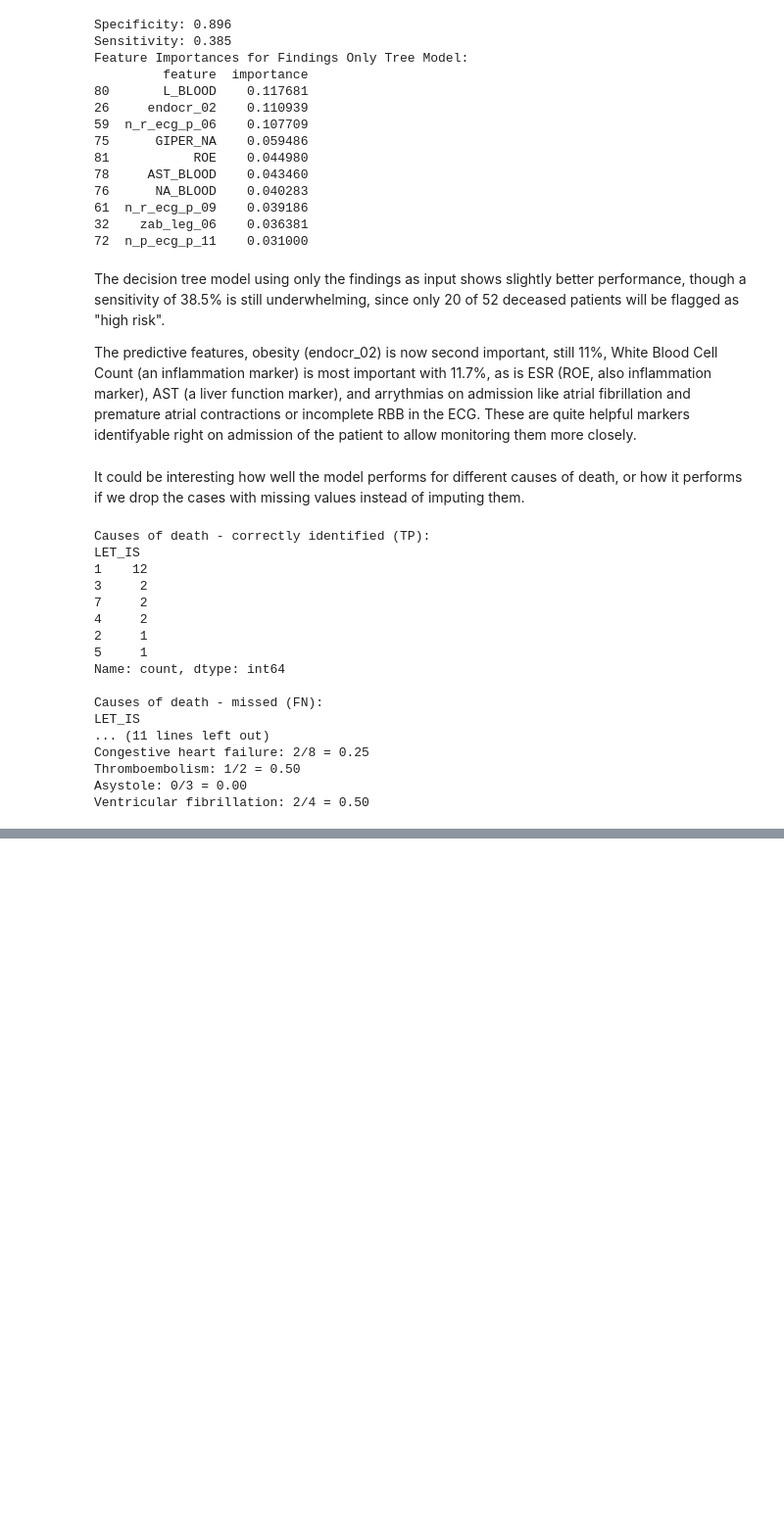
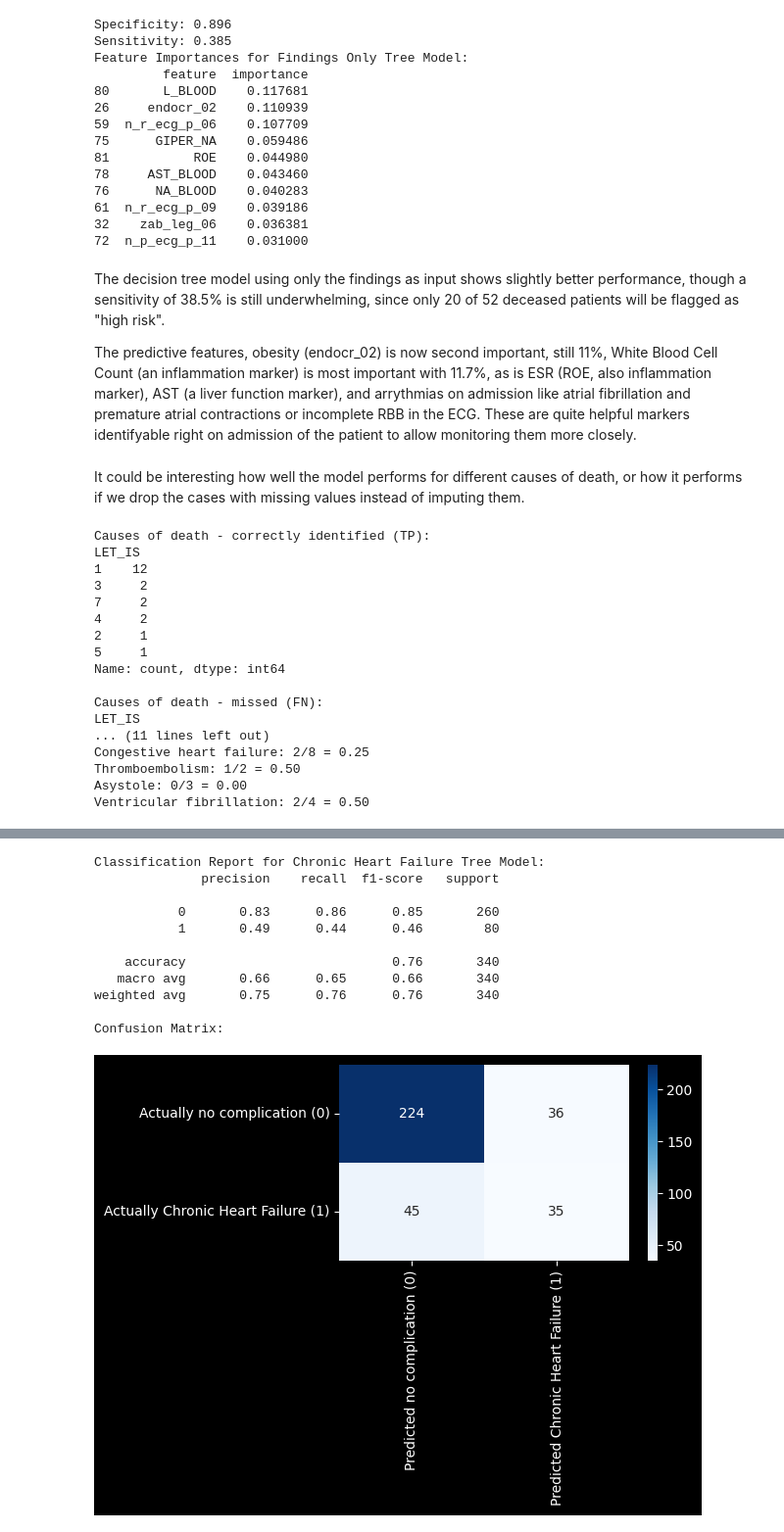
Before and after one commit to Clary1604/AMLHC_final_exam, a Jupyter notebook: MI_Complications.ipynb, the cells around one changed output, grey strips where cells are left out. Shown at 98% size. Drawn from its saved outputs; the diff is of its cells as text; code cells hidden in the pictures; blank space fills up the shorter version.

Commit message:
Exkurs: predicting chronic heart failure (decision tree)

```diff
--- a/MI_Complications.ipynb
+++ b/MI_Complications.ipynb
@@ -389,0 +390,79 @@ The Prediction was best for Cardiogenic shock, which had the most cases - maybe
+# %%
+# EXKURS from research question:
+# predict the complication Chronic Heart falure, which is a fraction of 23.18% of all cases, using a decision tree classifier with the same features and pipeline as above, and evaluate the model performance.
+
+findings_columns = list(mi_complications.columns[1:75]) + list(mi_complications.columns[83:95])
+X = mi_complications[findings_columns]
+
+y = mi_complications["ZSN"]  # ZSN is the column for chronic heart failure
+
+# split the data into training and testing sets
+X_train, X_test, y_train, y_test = train_test_split(X, y, test_size=0.2, random_state=42)
+
+# for handling missing values, identify column types binary or numeric ordinal
+binary_features = [col for col in X.columns if X[col].dropna().isin([0, 1]).all()]
+numeric_features = [col for col in X.select_dtypes(include=["int64", "float64"]).columns
+                    if col not in binary_features]
+
+binary_transformer = SimpleImputer(strategy="most_frequent")
+numeric_transformer = SimpleImputer(strategy="median")
+
+# preprocessor
+preprocessor = ColumnTransformer(
+    transformers=[
+        ("bin", binary_transformer, binary_features),
+        ("num", numeric_transformer, numeric_features),
+    ]
+)
+
+# create a pipeline that combines the preprocessor with a decision tree classifier
+pipeline_findings = Pipeline(steps=[
+    ("preprocessor", preprocessor),
+    ("classifier", DecisionTreeClassifier(random_state=42))
+])
+
+# fit the pipeline to the training data
+pipeline_findings.fit(X_train, y_train)
+
+# make predictions on the test set
+y_pred = pipeline_findings.predict(X_test)
+
+# evaluate the model
+print("Classification Report for Chronic Heart Failure Tree Model:")
+print(classification_report(y_test, y_pred))
+print("Confusion Matrix:")
+cm = confusion_matrix(y_test, y_pred)
+
+sns.heatmap(cm, annot=True, fmt="d", cmap="Blues",
+            xticklabels=["Predicted no complication (0)", "Predicted Chronic Heart Failure (1)"],
+            yticklabels=["Actually no complication (0)", "Actually Chronic Heart Failure (1)"])
+plt.tight_layout()
+plt.show()
+
+tn, fp, fn, tp = confusion_matrix(y_test, y_pred).ravel()
+specificity = tn / (tn + fp)
+sensitivity = tp / (tp + fn)
+print(f"Specificity: {specificity:.3f}")
+print(f"Sensitivity: {sensitivity:.3f}")
+
+
+# describe which features are most important for predicting lethal outcomes
+feature_importances = pipeline_findings.named_steps["classifier"].feature_importances_
+feature_names = X.columns
+feature_importance_df = pd.DataFrame({"feature": feature_names, "importance": feature_importances})
+feature_importance_df = feature_importance_df.sort_values(by="importance", ascending=False)
+print("Feature Importances for predicting Chronic Heart Failure:")
+print(feature_importance_df.head(10))
+# %% [output]
+Classification Report for Chronic Heart Failure Tree Model:
+              precision    recall  f1-score   support
+
+           0       0.83      0.86      0.85       260
+           1       0.49      0.44      0.46        80
+
+    accuracy                           0.76       340
+   macro avg       0.66      0.65      0.66       340
+weighted avg       0.75      0.76      0.76       340
+
+Confusion Matrix:
+[figure, added]
```
Also changed, not shown: parts of 3 cells of this notebook.
